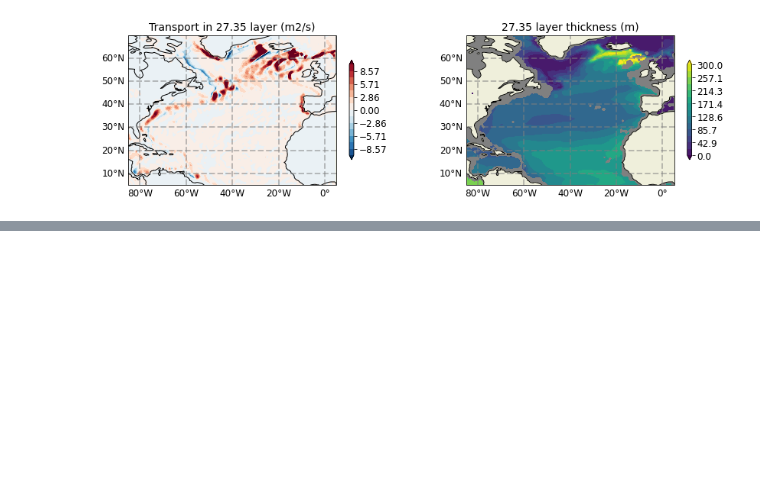
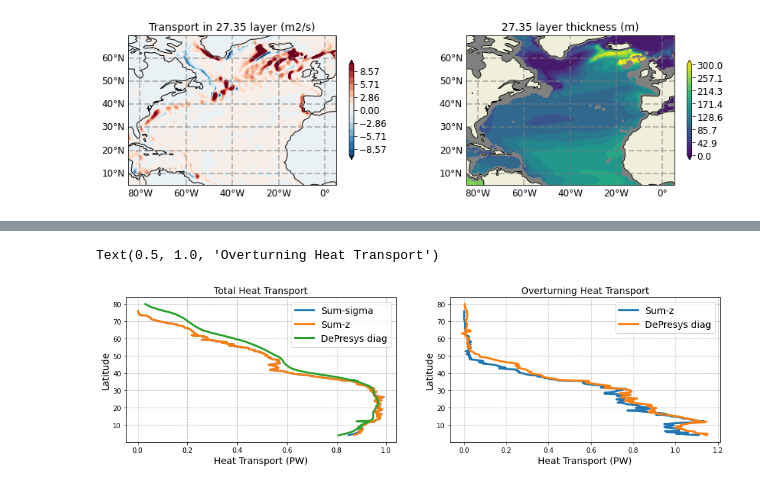
Before and after one commit to hmkhatri/AMOC_Variability_DePreSys_MET, a Jupyter notebook: Notebooks/Analysis/07_Overturning_sigma_z.ipynb, the cells around one changed output, grey strips where cells are left out. Drawn from its saved outputs; the diff is of its cells as text; code cells hidden in the pictures; blank space fills up the shorter version.

```diff
--- a/Notebooks/Analysis/07_Overturning_sigma_z.ipynb
+++ b/Notebooks/Analysis/07_Overturning_sigma_z.ipynb
@@ -183,0 +243,19 @@ Coordinates:
+# %%
+ppdir = "/gws/nopw/j04/snapdragon/hkhatri/Data_sigma/Overturning_Heat_Transport/"
+
+ppdir_z = "/gws/nopw/j04/snapdragon/hkhatri/Data_Consolidated/"
+
+var_list = ['hfbasin_atlantic', 'zomsfatl', 'hfovgyre_atlantic', 'hfovovrt_atlantic']
+
+year = 1961
+
+ds_z = xr.open_dataset(ppdir_z + str(year) +"_diaptr.nc", chunks = {'time_counter':1})
+ds_z = ds_z.get(var_list)
+ds_z = ds_z.drop(['time_counter', 'time_centered']).rename({'time_counter':'time'})
+ds_z = ds_z.isel(r=0)
+
+ds = xr.open_dataset(ppdir + "Overturning_Heat_Transport_" + str(year) + "_r1.nc", chunks={'time':1})
+
+ds_mask = xr.open_dataset("/home/users/hkhatri/DePreSys4_Data/Data_Consolidated/Mask_UV_grid.nc")
+
+print(ds, ds_z)
@@ -183,0 +280,24 @@ Coordinates:
+# %%
+fig = plt.figure(figsize=[16,4])
+
+plt.subplot(1,2,1)
+plt.plot(ds.MHT_sigma.sum('sigma0').mean('time')/1e15,  ds.latitude, lw=3)
+plt.plot(ds.MHT_z.sum('lev').mean('time')/1e15,  ds.latitude, lw=3)
+plt.plot(ds_z.hfbasin_atlantic.mean(['time','x']),  ds_z.nav_lat.mean('x'), lw=3)
+plt.grid(ls='--')
+plt.legend(['Sum-sigma', 'Sum-z', 'DePresys diag'], fontsize=14)
+plt.ylabel('Latitude', fontsize=14)
+plt.xlabel('Heat Transport (PW)', fontsize=14)
+plt.title('Total Heat Transport', fontsize=14)
+
+plt.subplot(1,2,2)
+plt.plot(ds.MHT_overturning_z.sum('lev').mean('time')/1e15,  ds.latitude, lw=3)
+plt.plot(ds_z.hfovovrt_atlantic.mean(['time','x']),  ds_z.nav_lat.mean('x'), lw=3)
+plt.grid(ls='--')
+plt.legend(['Sum-z', 'DePresys diag'], fontsize=14)
+plt.ylabel('Latitude', fontsize=14)
+plt.xlabel('Heat Transport (PW)', fontsize=14)
+plt.title('Overturning Heat Transport', fontsize=14)
+# %% [output]
+Text(0.5, 1.0, 'Overturning Heat Transport')
+[figure, added]
```
Also changed, not shown: parts of 17 cells of this notebook, 6 other files.
